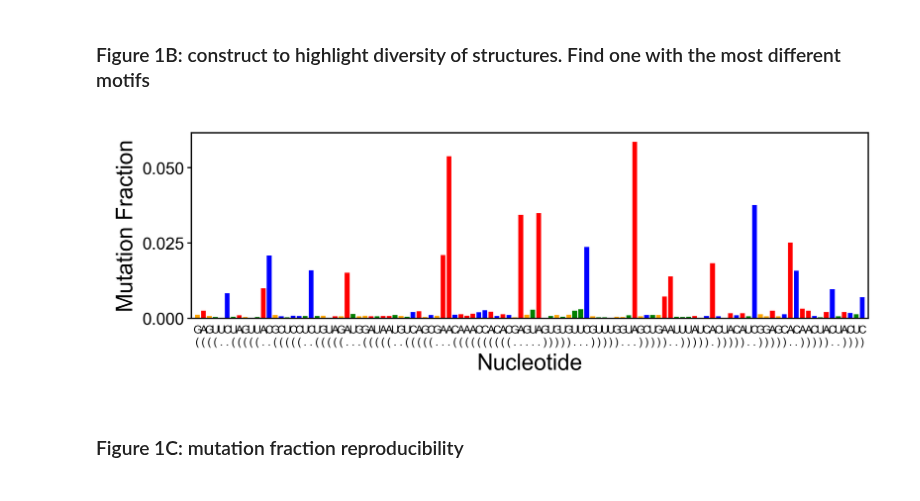
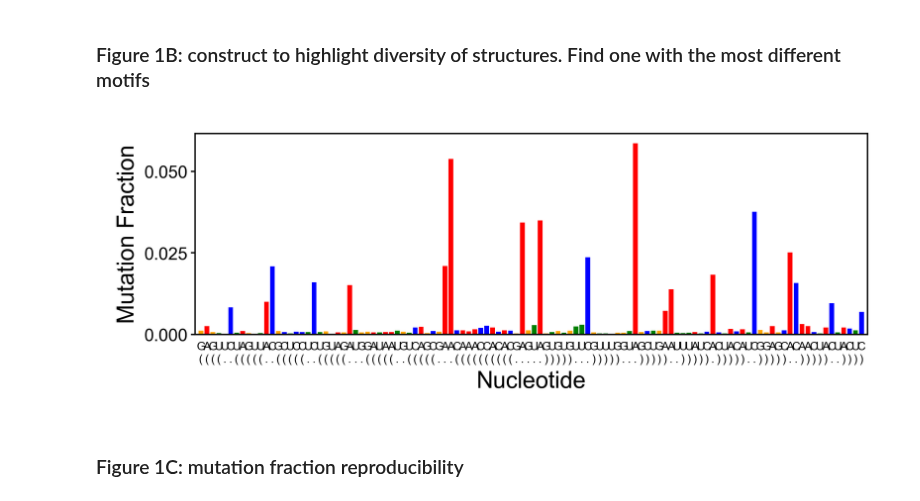
Before and after one commit to YesselmanLabPublications/2025_char_3d_struct_features, a Jupyter notebook: notebooks/figures/figure_1.ipynb, the cells around one changed output. Saved outputs shown, nothing was run; the diff lists cells and outputs as text; code cells hidden in the pictures.

Commit message:
standardizing plots in figure 1

```diff
--- a/notebooks/figures/figure_1.ipynb
+++ b/notebooks/figures/figure_1.ipynb
@@ -35,5 +42,7 @@ df_residue['ln_r_data'].replace(-np.inf, -9.8, inplace=True)
 # %%
-def publication_style_ax(ax, fsize: int = 10, ytick_size: int = 8, xtick_size: int = 8) -> None:
+def publication_style_ax(
+    ax, fsize: int = 10, ytick_size: int = 8, xtick_size: int = 8
+) -> None:
     """
     Applies publication style formatting to the given matplotlib Axes object.
     Args:
@@ -78,19 +95,19 @@ def publication_style_ax(ax, fsize: int = 10, ytick_size: int = 8, xtick_size: i
 # %%
 row = df.iloc[7000].to_dict()
 row["sequence"] = row["sequence"][1:]
 row["structure"] = row["structure"][1:]
 row["data"] = row["data"][1:]
-fig, ax = plt.subplots(figsize=(4.0, 1.50), dpi=600)
+fig, ax = plt.subplots(figsize=(3.75, 1.25), dpi=600)
 ax = plot_pop_avg_from_row(row, ax=ax)
 ax.set_xlabel("Nucleotide", labelpad=2)
 ax.set_ylabel("Mutation Fraction", labelpad=2)
 ax.set_xlim(-1, 112)
-ax.tick_params(axis='x', which='both', bottom=False, top=False, size=-1)
+ax.tick_params(axis="x", which="both", bottom=False, top=False, size=-1)
 publication_style_ax(ax, fsize=8, ytick_size=6, xtick_size=4)
-plt.tight_layout()
-plt.savefig('pngs/figure_1b.png', dpi=600)
+plt.subplots_adjust(left=0.12, bottom=0.21, right=0.98, top=0.98)
+plt.savefig("pngs/figure_1b.png", dpi=600, pad_inches=0.0)
 # %% [output]
-[figure, old version]
+[figure, new version]
 # %% [markdown]
 ### Figure 1C: mutation fraction reproducibility
 # %%
```
Also changed, not shown: parts of 15 cells of this notebook, 3 other files.
